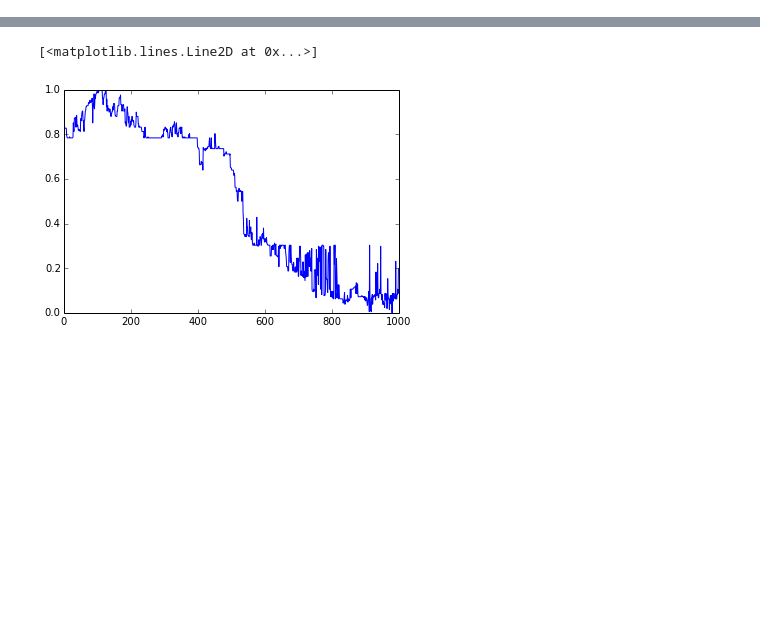
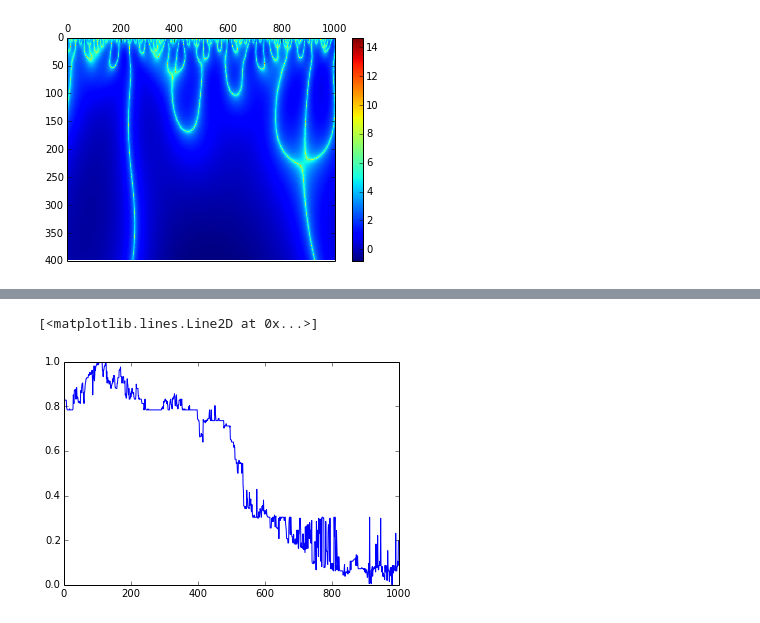
Before and after one commit to buckie/wtmm-python, a Jupyter notebook: notebooks/scipy approach.ipynb, the cells around one changed output, grey strips where cells are left out. Saved outputs shown, nothing was run; the diff lists cells and outputs as text; code cells hidden in the pictures; blank space fills up the shorter version.

```diff
--- a/notebooks/scipy approach.ipynb
+++ b/notebooks/scipy approach.ipynb
@@ -70,0 +58,9 @@ plt.show()
+# %%
+plt.pcolormesh(w_coefs_bwn_la)
+ax = plt.gca()
+ax.set_ylim(ax.get_ylim()[::-1])
+ax.xaxis.tick_top()
+plt.colorbar()
+plt.show()
+# %% [output]
+[figure, added]
```
Also changed, not shown: parts of 24 cells of this notebook, 2 other files.
